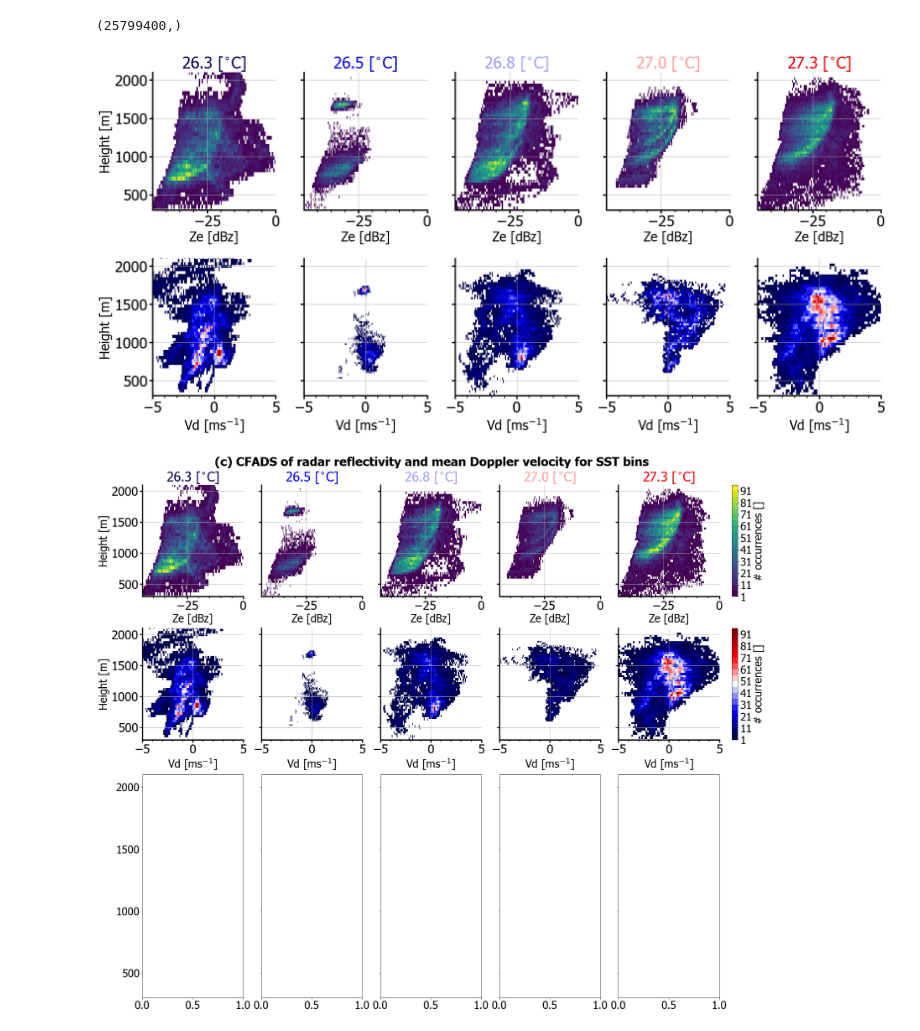
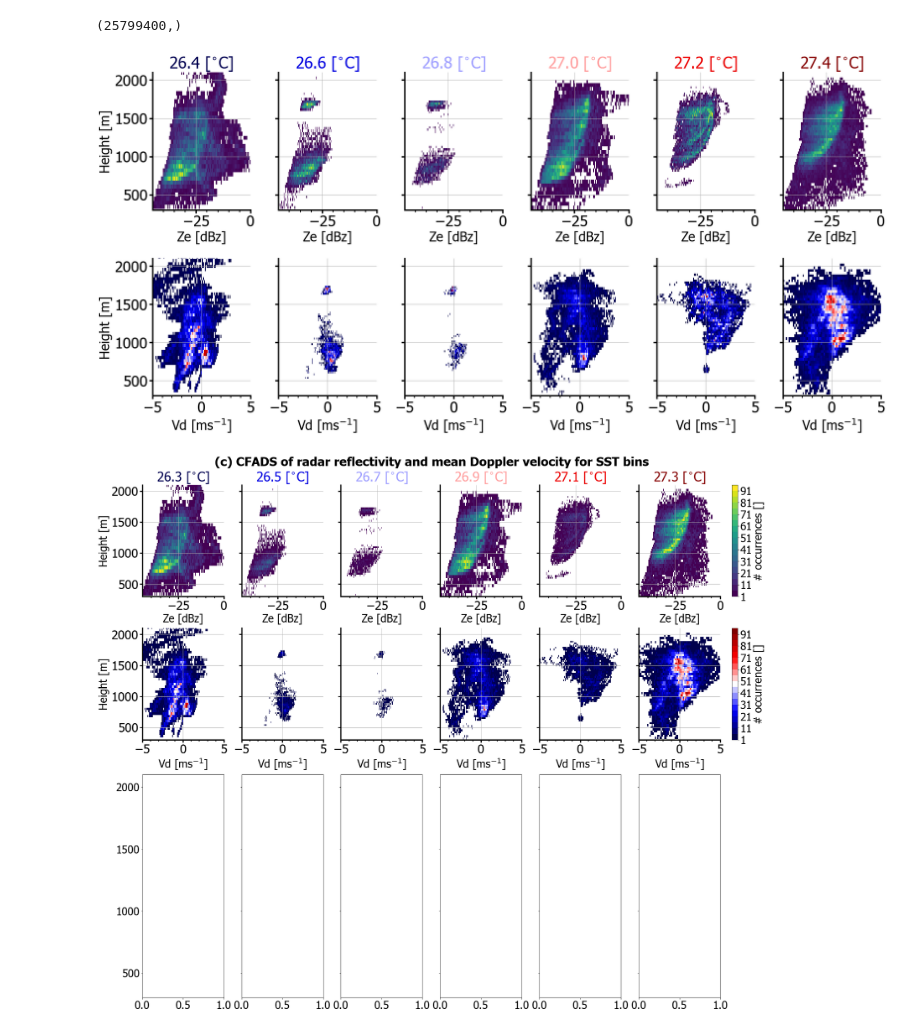
Before and after one commit to ClauClouds/SST-impact, a Jupyter notebook: figure_cloud_properties_w_band.ipynb, the cells around one changed output. Drawn from its saved outputs; the diff is of its cells as text; code cells hidden in the pictures.

Commit message:
update figures for final version paper

```diff
--- a/figure_cloud_properties_w_band.ipynb
+++ b/figure_cloud_properties_w_band.ipynb
@@ -201,11 +201,20 @@ Data_no_rain = data_merged.sel(time=time[no_rain_index], drop=True)
 # %%
 # building binned array of sst
 sst_tsg = SST_interp.SST.values
-bin_size = 0.25
+bin_size = 0.2
 SST_binned_arr = np.round(np.arange(np.nanmin(sst_tsg),np.nanmax(sst_tsg), bin_size),1)
 
 
+
+
+# calculate label marks for bins
+sst_bin_label = []
+for ind in range(len(SST_binned_arr)-1):
+    sst_bin_label.append(round((SST_binned_arr[ind]+SST_binned_arr[ind+1])/2,2))
+
+print(sst_bin_label)
+print(len(sst_bin_label), len(SST_binned_arr))
 #defining color palette for subsequent plots
-colors_binned_sst = plt.cm.seismic(np.linspace(0, 1, len(SST_binned_arr)))
-SST_binned_arr
+colors_binned_sst = plt.cm.seismic(np.linspace(0, 1, len(sst_bin_label)))
+print(SST_binned_arr)
 # %% [output]
@@ -296,18 +309,18 @@ ax.tick_params(which='major', length=7, width=3)
 ax.xaxis.set_minor_locator(ticker.AutoMinorLocator(n=5))
 ax.tick_params(axis='both', labelsize=32)
 # plot mean profiles
-for ind in range(len(SST_binned_arr)-1):
+for ind in range(len(sst_bin_label)):
 
     ax.plot(no_rain_binned.hyd_fraction.values[ind,:], \
             no_rain_binned.height.values,\
             color=colors_binned_sst[ind],\
-            label=str(SST_binned_arr[ind])+'$^{\circ}$C',  linewidth=4, rasterized=True)
+            label=str(sst_bin_label[ind])+'$^{\circ}$C',  linewidth=4, rasterized=True)
 ax.set_ylim(0.,  2500.)
 ax.set_ylabel('height [m]')
-ax.set_xlabel('SST [$^{\circ}$C]')
+ax.set_xlabel('hyd. fraction []')
 
 ax.legend(frameon=False)
-path_out_plots = '/Volumes/Extreme SSD/work/006_projects/001_Prec_Trade_Cycle/SST_impact_work/plots/'
+path_out_plots = '/Volumes/Extreme SSD/work/006_projects/001_Prec_Trade_Cycle/SST_impact_work/plots_paper/'
 
 fig.savefig(path_out_plots+'figure_cloud_fraction_binned.png', format='png')
 # %% [output]
@@ -363,7 +381,7 @@ def calc_2d_hist(dataset, xvar):
 # plotting cfads for Ze of the binned datasets
 fig, axs = plt.subplots(2,len(SST_binned_arr)-1,figsize=(24,12), sharey=True)
 
-for ind_plot in range(len(SST_binned_arr)-1):
+for ind_plot in range(len(sst_bin_label)):
     xvar = all_no_rain_binned['radar_reflectivity'].values[ind_plot, :,:].flatten()
     hst, xcenter, ycenter = calc_2d_hist(all_no_rain_binned, xvar)
     cax = axs[0,ind_plot].pcolormesh(xcenter, ycenter, hst, cmap='viridis')
@@ -378,36 +396,37 @@ for ind_plot in range(len(SST_binned_arr)-1):
     axs[0,ind_plot].tick_params(which='minor', length=5, width=2)
     axs[0,ind_plot].tick_params(which='major', length=7, width=3)
     axs[0,ind_plot].xaxis.set_minor_locator(ticker.AutoMinorLocator(n=5))
     axs[0,ind_plot].tick_params(axis='both', labelsize=32)
     axs[0,ind_plot].set_xlabel('Ze [dBz]')
     axs[0,0].set_ylabel('Height [m]')
-    axs[0,ind_plot].set_title(str(SST_binned_arr[ind_plot])+' [$^{\circ}$C]', color=colors_binned_sst[ind_plot])
+    axs[0,ind_plot].set_title(str(sst_bin_label[ind_plot])+' [$^{\circ}$C]', color=colors_binned_sst[ind_plot])
 
 for ind_plot in range(len(SST_binned_arr)-1):
     xvar = all_no_rain_binned['mean_doppler_velocity'].values[ind_plot, :,:].flatten()
     hst, xcenter, ycenter = calc_2d_hist(all_no_rain_binned, xvar)
     cax = axs[1,ind_plot].pcolormesh(xcenter, ycenter, hst, cmap='seismic')
     axs[1,ind_plot].set_ylim(300.,2100.)   # limits of the y-axesn  cmap=plt.cm.get_cmap("viridis", 256)
     axs[1,ind_plot].set_xlim(-5., 5.)
     axs[1,ind_plot].grid()
     axs[1,ind_plot].spines["top"].set_visible(False)
     axs[1,ind_plot].spines["right"].set_visible(False)
     axs[1,ind_plot].spines["bottom"].set_linewidth(3)
     axs[1,ind_plot].spines["left"].set_linewidth(3)
     axs[1,ind_plot].xaxis.set_minor_locator(ticker.AutoMinorLocator(n=5))
     axs[1,ind_plot].tick_params(which='minor', length=5, width=2)
     axs[1,ind_plot].tick_params(which='major', length=7, width=3)
     axs[1,ind_plot].xaxis.set_minor_locator(ticker.AutoMinorLocator(n=5))
     axs[1,ind_plot].tick_params(axis='both', labelsize=32)
     axs[1,ind_plot].set_xlabel('Vd [ms$^{-1}$]')
     axs[1,0].set_ylabel('Height [m]')
 
 
 fig.tight_layout()
 fig.savefig(path_out_plots+'figure_cfads_SST.png', format='png')
 # %% [output]
-[figure, old version]
+[figure, new version]
 # %%
+
 # creating a merged plot to be included in the paper
 fig, axs = plt.subplots(3, len(SST_binned_arr)-1, figsize=(24,20), sharey=True, \
                         constrained_layout=True, gridspec_kw={'height_ratios': [1,1,2]})
@@ -482,4 +501,4 @@ for ind_plot in range(len(SST_binned_arr)-1):
 
 fig.savefig(path_out_plots+'figure_clouds_above.png', format='png')
 # %% [output]
-[figure, old version]
+[figure, new version]
```
Also changed, not shown: parts of 9 cells of this notebook, 4 other files.
